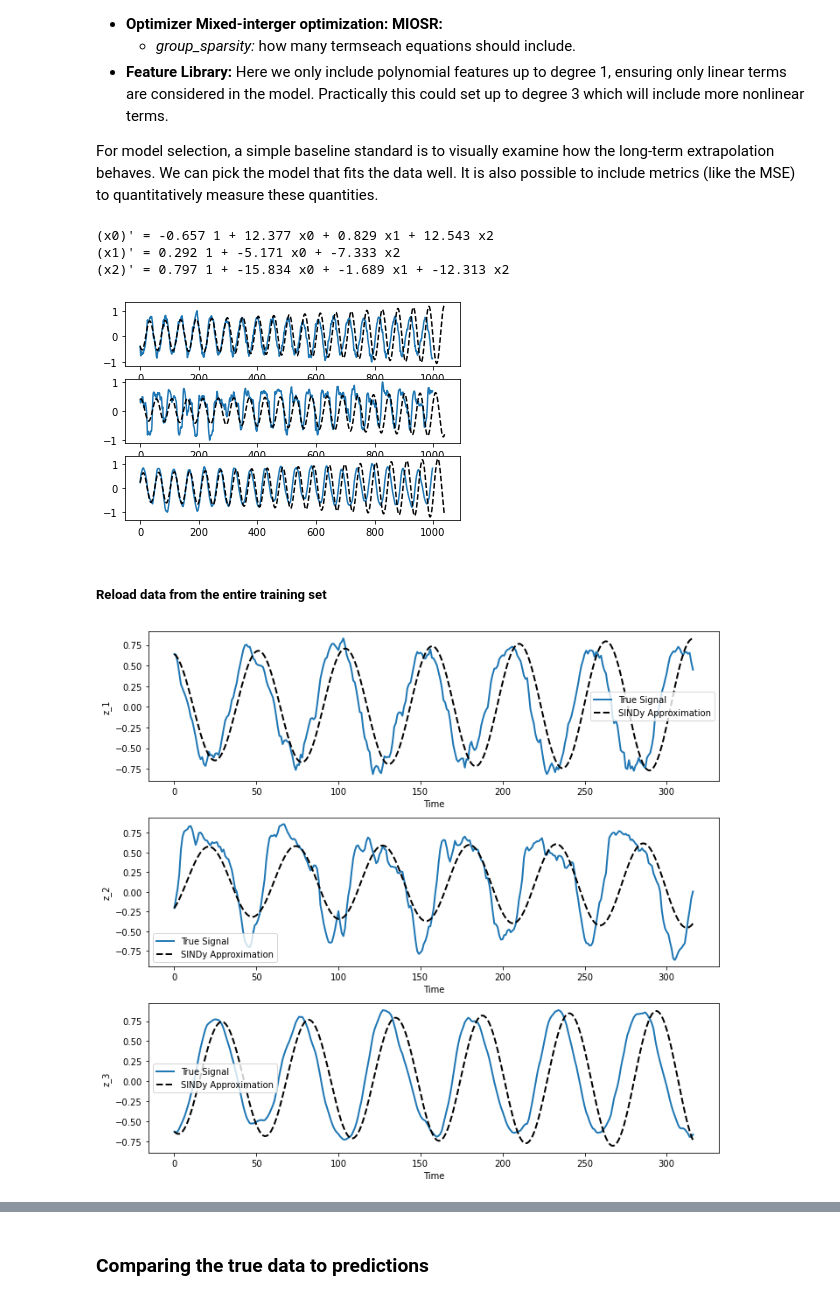
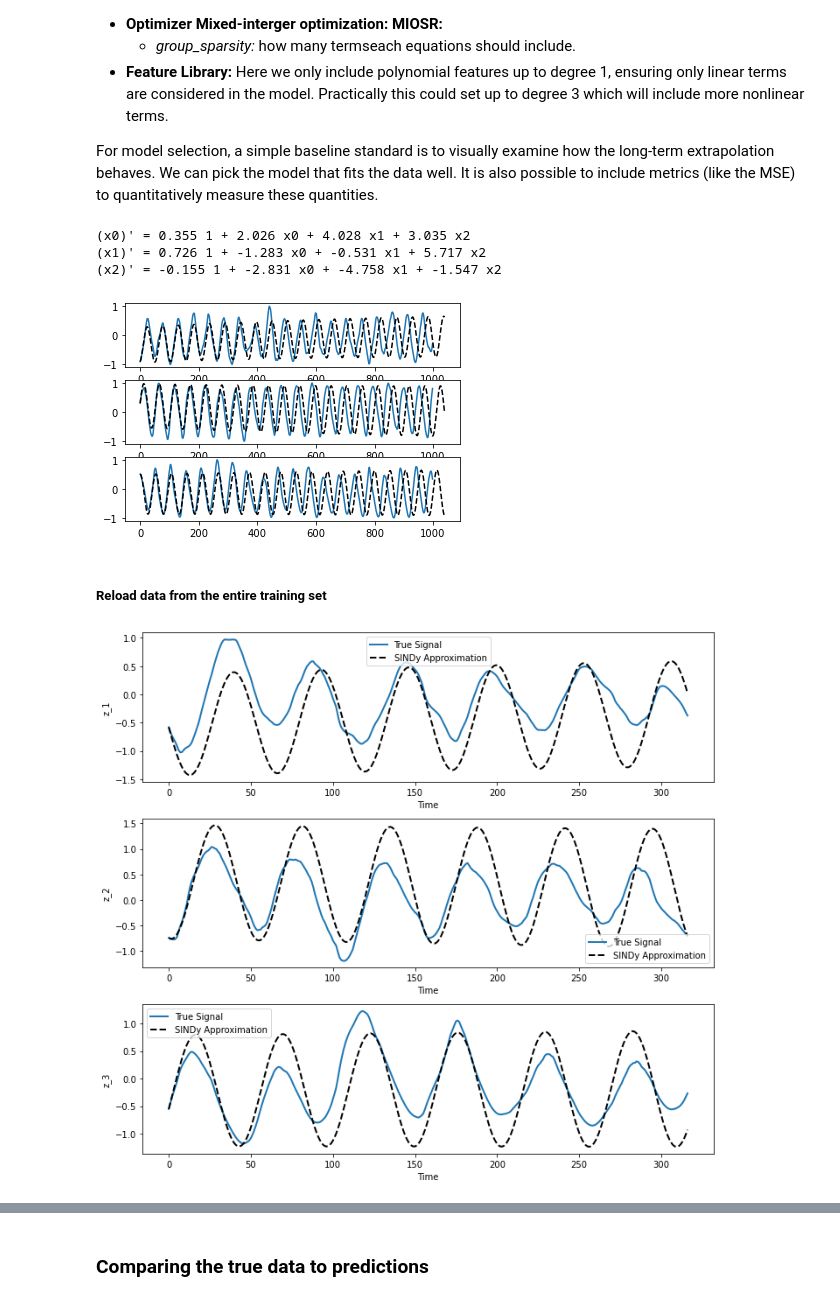
Before and after one commit to gaoliyao/sindy-shred, a Jupyter notebook: sst_sindy_shred.ipynb, the cells around one changed output, grey strips where cells are left out. Cells and saved outputs as stored; diff of their text form; code cells hidden in the pictures.

Commit message:
minor device fix

```diff
--- a/sst_sindy_shred.ipynb
+++ b/sst_sindy_shred.ipynb
@@ -34,7 +34,7 @@ import matplotlib.pyplot as plt
 from sklearn.preprocessing import MinMaxScaler
 import sindy
 
-num_sensors = 10
+num_sensors = 250
 lags = 52
 load_X = load_data('SST')
 n = load_X.shape[0]
@@ -106,8 +106,8 @@ len(test_dataset)
 318
 # %%
 sub_index_X = transformed_X[:,sensor_locations]
-fig, ax = plt.subplots(max(num_sensors,10))
+fig, ax = plt.subplots(min(num_sensors,10))
 
-for i in range(max(num_sensors,10)):
+for i in range(min(num_sensors,10)):
     ax[i].plot(sub_index_X[:,i])
 # %% [output]
@@ -127,6 +127,6 @@ import importlib
 importlib.reload(sindy_shred)
 importlib.reload(sindy)
 shred = sindy_shred.SINDy_SHRED(num_sensors, m, hidden_size=latent_dim, hidden_layers=2, l1=350, l2=400, dropout=0.1,
-                                 library_dim=library_dim, poly_order=poly_order, include_sine=include_sine, dt=1/52.0*0.1, layer_norm=False, device=device)
+                                 library_dim=library_dim, poly_order=poly_order, include_sine=include_sine, dt=1/52.0*0.1, layer_norm=False, device=device).to(device)
 validation_errors = sindy_shred.fit(shred, train_dataset, valid_dataset, batch_size=128, num_epochs=200, lr=1e-3, verbose=True, threshold=0.05, patience=5, sindy_regularization=10.0, optimizer="AdamW", thres_epoch=100)
 # %% [output]
@@ -208,38 +208,38 @@ x = gru_outs.detach().cpu().numpy()
 differentiation_method = ps.differentiation.FiniteDifference()
 # differentiation_method = ps.differentiation.SmoothedFiniteDifference()
 
 model = ps.SINDy(
-    optimizer=ps.STLSQ(threshold=0.1, alpha=0.05),
+    optimizer=ps.STLSQ(threshold=0.0, alpha=0.05),
     differentiation_method=differentiation_method,
     feature_library=ps.PolynomialLibrary(degree=poly_order)
 )
 
 # model = ps.SINDy(
 #     optimizer=ps.MIOSR(group_sparsity=(2,2,2), alpha=5000),
 #     differentiation_method=differentiation_method,
 #     feature_library=ps.PolynomialLibrary(degree=poly_order),
 # )
 
 model.fit(x, t=1/52.0, ensemble=False)
 model.print()
 
 
 ###############Plot the discovered SINDy model###############
 
 t_train = np.arange(0, 20, 1/52.0)
 init_cond = np.zeros(latent_dim)
 init_cond[:latent_dim] = gru_outs[0,:].detach().cpu().numpy()
 x_sim = model.simulate(init_cond, t_train)
 
 fig, ax = plt.subplots(latent_dim)
 for i in range(latent_dim):
     ax[i].plot(gru_outs[:,i].detach().cpu().numpy())
     ax[i].plot(x_sim[:,i], "k--", label="model")
 # %% [output]
-(x0)' = -0.657 1 + 12.377 x0 + 0.829 x1 + 12.543 x2
-(x1)' = 0.292 1 + -5.171 x0 + -7.333 x2
-(x2)' = 0.797 1 + -15.834 x0 + -1.689 x1 + -12.313 x2
+(x0)' = 0.355 1 + 2.026 x0 + 4.028 x1 + 3.035 x2
+(x1)' = 0.726 1 + -1.283 x0 + -0.531 x1 + 5.717 x2
+(x2)' = -0.155 1 + -2.831 x0 + -4.758 x1 + -1.547 x2
-[figure, old version]
+[figure, new version]
 # %% [markdown]
 ##### Reload data from the entire training set
 # %%
@@ -318,7 +318,7 @@ output = shred.linear3(output)
 
 output_np = output.detach().cpu().numpy()
 # %% [output]
-[figure, old version]
+[figure, new version]
 # %%
 ###############Plotting settings###############
 load_X = loadmat('Data/SST_data.mat')['Z'].T
```
Also changed, not shown: parts of 10 cells of this notebook.
